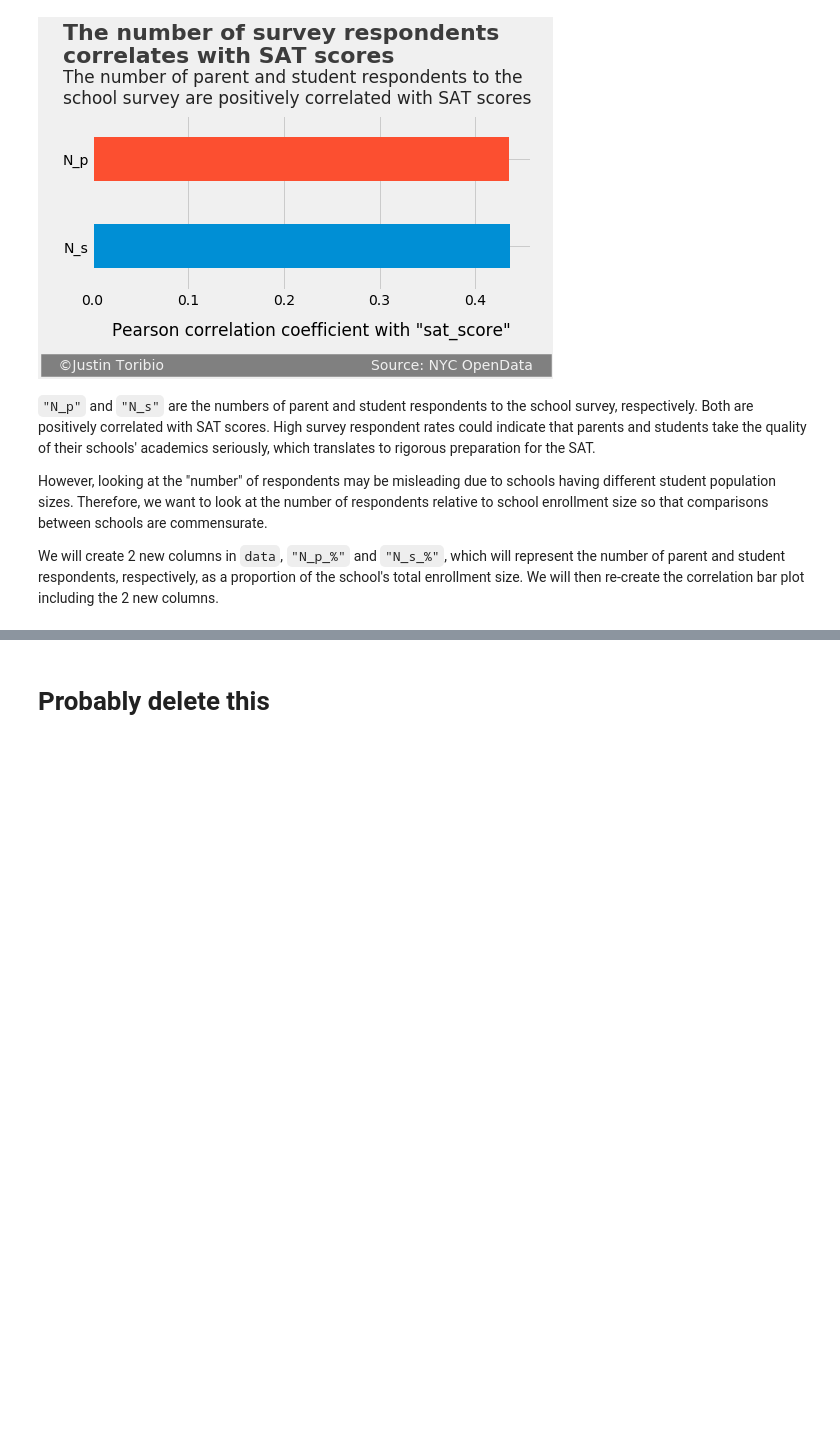
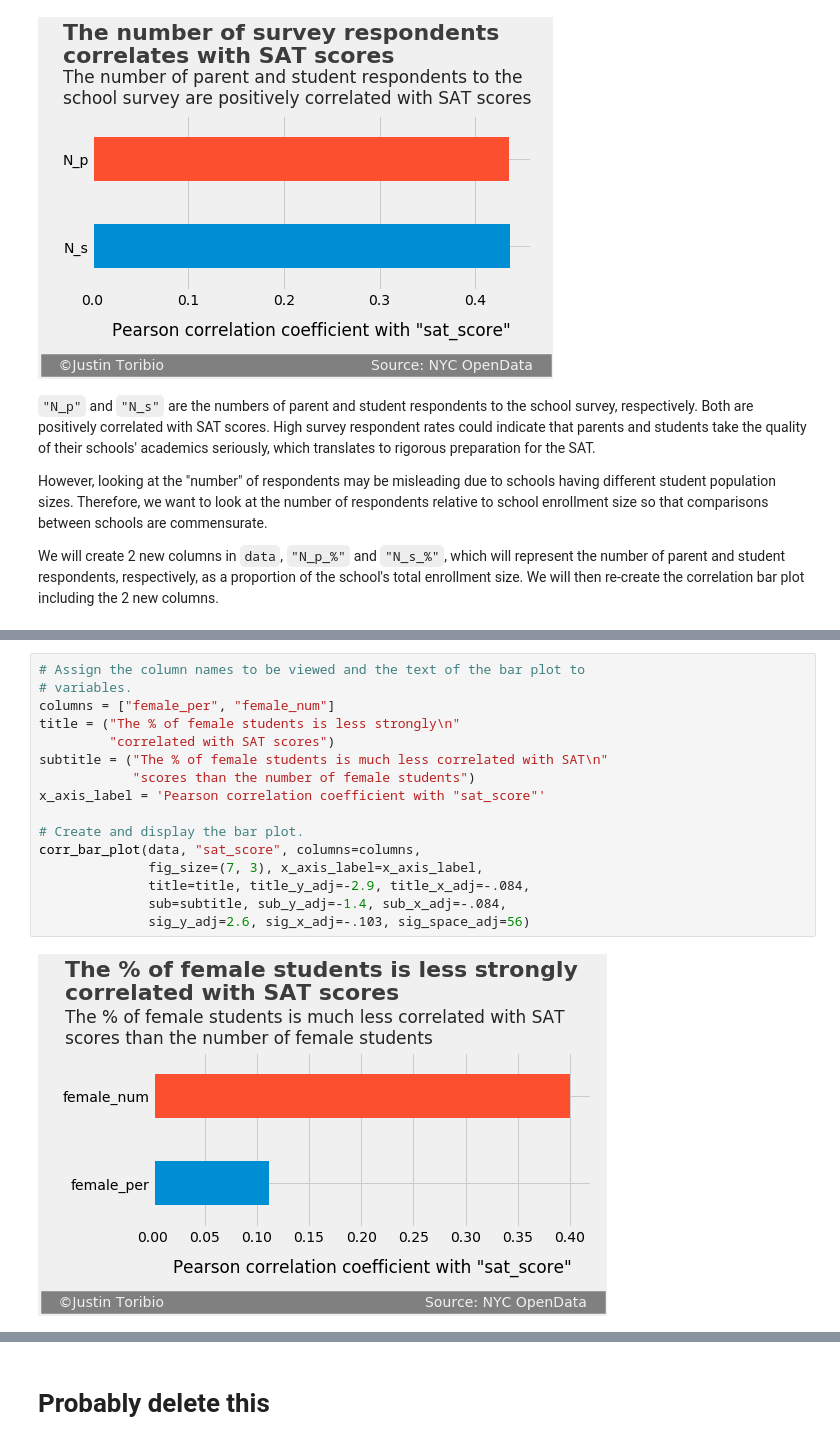
Before and after one commit to JustinToribio/analyzing-the-sat, a Jupyter notebook: notebooks/1.0-jt-analyze-the-sat.ipynb, the cells around one changed output, grey strips where cells are left out. Cells and saved outputs as stored; diff of their text form; blank space fills up the shorter version.

```diff
--- a/notebooks/1.0-jt-analyze-the-sat.ipynb
+++ b/notebooks/1.0-jt-analyze-the-sat.ipynb
@@ -440,0 +503,18 @@ The parent and student survey respondent rates, as a % of the school's total enr
+# %%
+# Assign the column names to be viewed and the text of the bar plot to
+# variables.
+columns = ["female_per", "female_num"]
+title = ("The % of female students is less strongly\n"
+         "correlated with SAT scores")
+subtitle = ("The % of female students is much less correlated with SAT\n"
+            "scores than the number of female students")
+x_axis_label = 'Pearson correlation coefficient with "sat_score"'
+
+# Create and display the bar plot.
+corr_bar_plot(data, "sat_score", columns=columns,
+              fig_size=(7, 3), x_axis_label=x_axis_label,
+              title=title, title_y_adj=-2.9, title_x_adj=-.084,
+              sub=subtitle, sub_y_adj=-1.4, sub_x_adj=-.084,
+              sig_y_adj=2.6, sig_x_adj=-.103, sig_space_adj=56)
+# %% [output]
+[figure, added]
```
Also changed, not shown: parts of 21 cells of this notebook.
